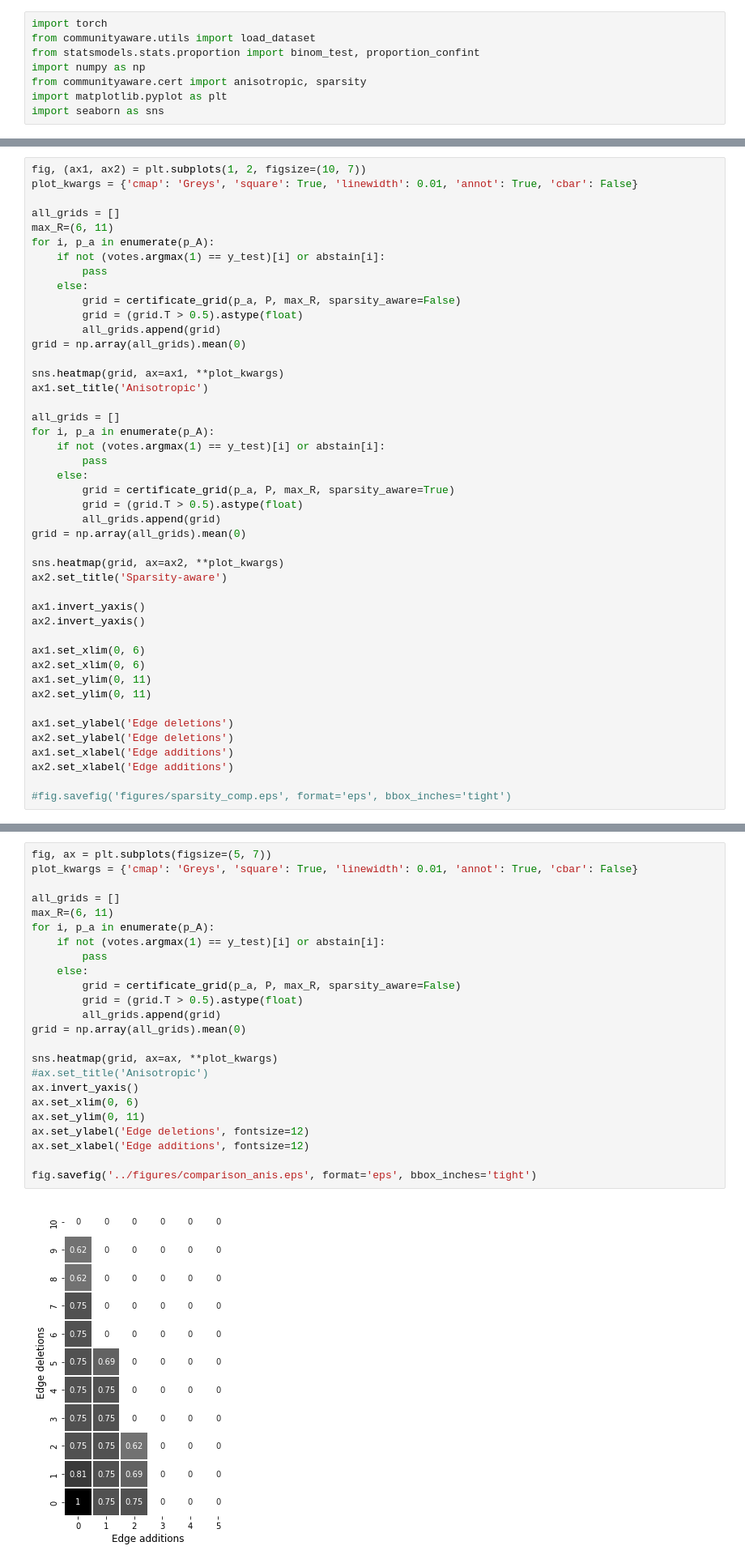
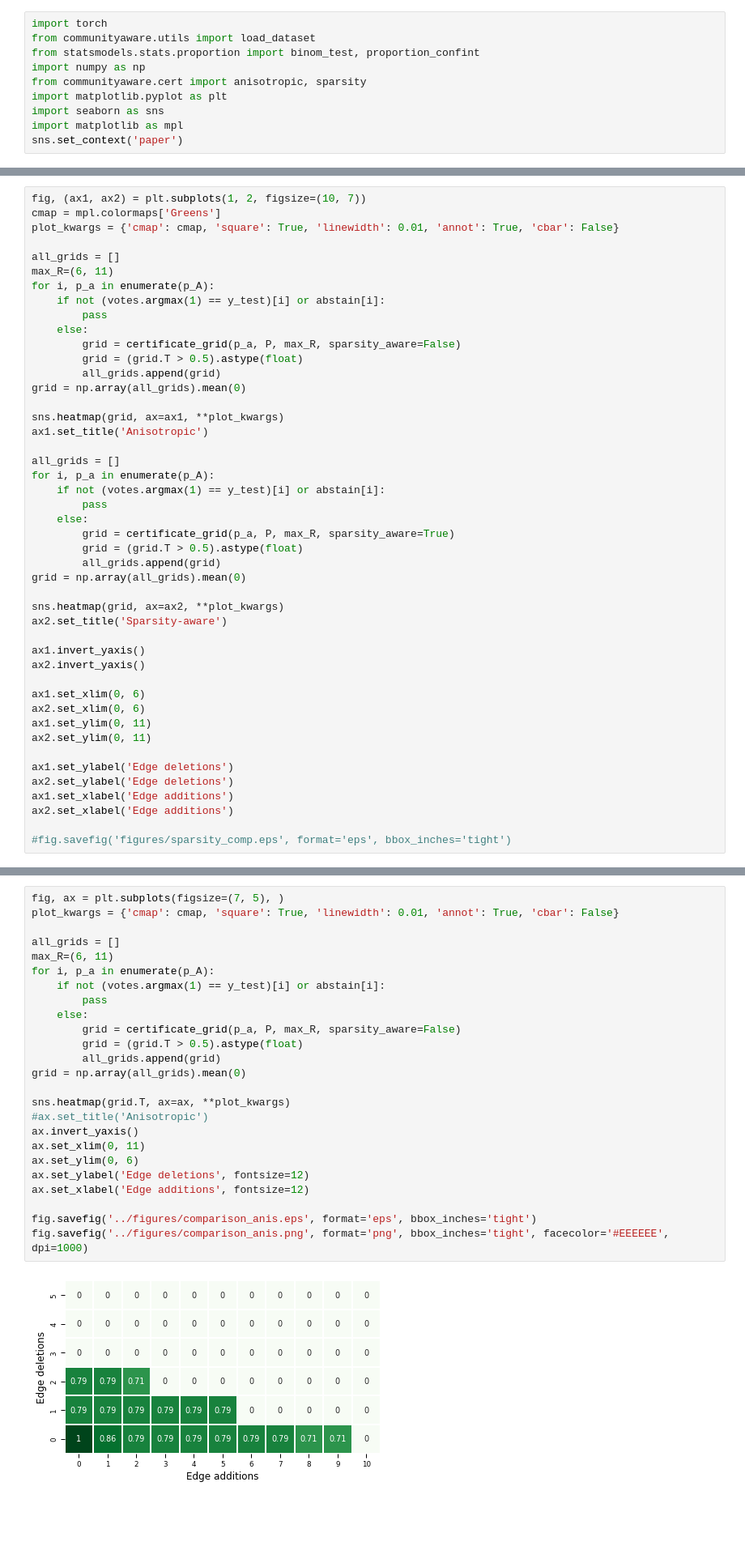
Before and after one commit to pierreosselin/structureaware, a Jupyter notebook: script/sparsity_conparison.ipynb, the cells around one changed output, grey strips where cells are left out. Shown at 81% size. Cells and saved outputs as stored; diff of their text form; blank space fills up the shorter version.

```diff
--- a/script/sparsity_conparison.ipynb
+++ b/script/sparsity_conparison.ipynb
@@ -6,6 +6,8 @@ import numpy as np
 from communityaware.cert import anisotropic, sparsity
 import matplotlib.pyplot as plt
 import seaborn as sns
+import matplotlib as mpl
+sns.set_context('paper')
 # %%
 config = {'data':{
     'source': 'tudataset',
@@ -53,7 +55,8 @@ def certificate_grid(p_A, P, max_R, sparsity_aware=False):
     return grid
 # %%
 fig, (ax1, ax2) = plt.subplots(1, 2, figsize=(10, 7))
-plot_kwargs = {'cmap': 'Greys', 'square': True, 'linewidth': 0.01, 'annot': True, 'cbar': False}
+cmap = mpl.colormaps['Greens']
+plot_kwargs = {'cmap': cmap, 'square': True, 'linewidth': 0.01, 'annot': True, 'cbar': False}
 
 all_grids = []
 max_R=(6, 11)
@@ -102,27 +105,28 @@ Text(0.5, 42.0, 'Edge additions')
 # %%
-fig, ax = plt.subplots(figsize=(5, 7))
-plot_kwargs = {'cmap': 'Greys', 'square': True, 'linewidth': 0.01, 'annot': True, 'cbar': False}
+fig, ax = plt.subplots(figsize=(7, 5), )
+plot_kwargs = {'cmap': cmap, 'square': True, 'linewidth': 0.01, 'annot': True, 'cbar': False}
 
 all_grids = []
 max_R=(6, 11)
 for i, p_a in enumerate(p_A):
     if not (votes.argmax(1) == y_test)[i] or abstain[i]:
         pass
     else:
         grid = certificate_grid(p_a, P, max_R, sparsity_aware=False)
         grid = (grid.T > 0.5).astype(float)
         all_grids.append(grid)
 grid = np.array(all_grids).mean(0)
 
-sns.heatmap(grid, ax=ax, **plot_kwargs)
+sns.heatmap(grid.T, ax=ax, **plot_kwargs)
 #ax.set_title('Anisotropic')
 ax.invert_yaxis()
-ax.set_xlim(0, 6)
-ax.set_ylim(0, 11)
+ax.set_xlim(0, 11)
+ax.set_ylim(0, 6)
 ax.set_ylabel('Edge deletions', fontsize=12)
 ax.set_xlabel('Edge additions', fontsize=12)
 
 fig.savefig('../figures/comparison_anis.eps', format='eps', bbox_inches='tight')
+fig.savefig('../figures/comparison_anis.png', format='png', bbox_inches='tight', facecolor='#EEEEEE', dpi=1000)
 # %% [output]
-[figure, old version]
+[figure, new version]
 # %%
```
Also changed, not shown: parts of 4 cells of this notebook, 5 other files.
